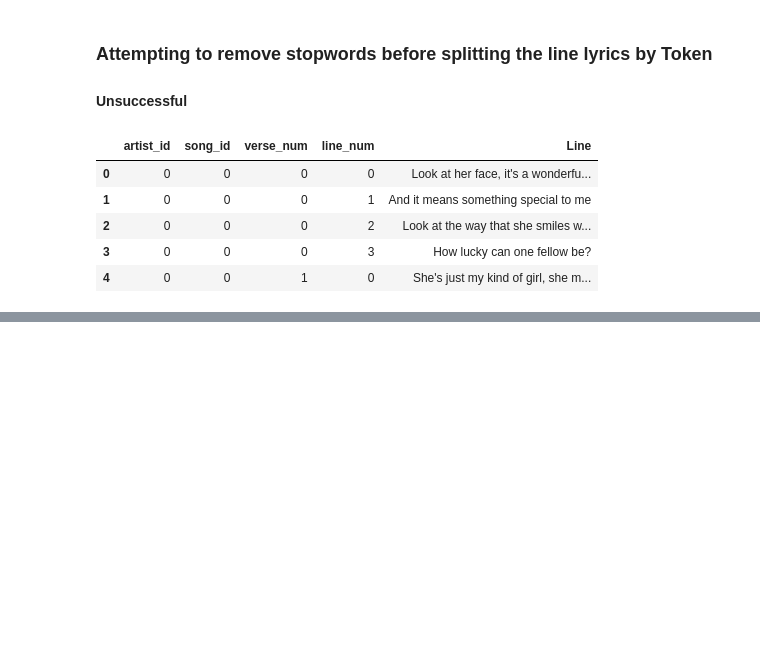
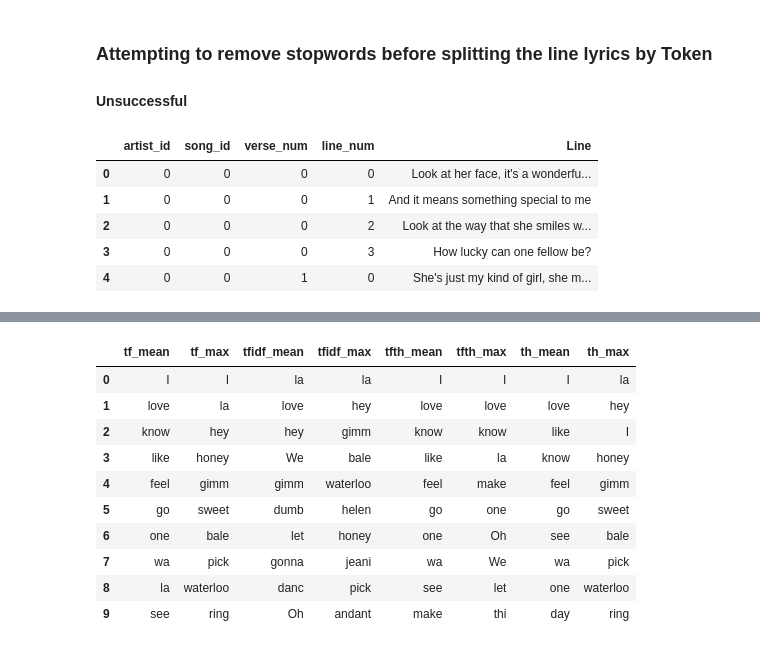
Before and after one commit to nick-bruno/text_analytics_final_project, a Jupyter notebook: TA Final Project Rid Stopwords Before Creating BOW.ipynb, the cells around one changed output, grey strips where cells are left out. Cells and saved outputs as stored; diff of their text form; code cells hidden in the pictures; blank space fills up the shorter version.

```diff
--- a/TA Final Project Rid Stopwords Before Creating BOW.ipynb
+++ b/TA Final Project Rid Stopwords Before Creating BOW.ipynb
@@ -68,0 +275,20 @@ tokens = df.Line.str.split(TOKEN_PAT, expand=True)\
+# %%
+TOPS = pd.DataFrame(index=range(10))
+for m in ['tf','tfidf','tfth', 'th']:
+    for n in ['mean','max']:
+        key = '{}_{}'.format(m,n)
+        TOPS[key] = V.sort_values(key, ascending=False).port_stem.head(10).tolist()
+# %%
+TOPS
+# %% [output]
+|  | tf_mean | tf_max | tfidf_mean | tfidf_max | tfth_mean | tfth_max | th_mean | th_max |
+| 0 | I | I | la | la | I | I | I | la |
+| 1 | love | la | love | hey | love | love | love | hey |
+| 2 | know | hey | hey | gimm | know | know | like | I |
+| 3 | like | honey | We | bale | like | la | know | honey |
+| 4 | feel | gimm | gimm | waterloo | feel | make | feel | gimm |
+| 5 | go | sweet | dumb | helen | go | one | go | sweet |
+| 6 | one | bale | let | honey | one | Oh | see | bale |
+| 7 | wa | pick | gonna | jeani | wa | We | wa | pick |
+| 8 | la | waterloo | danc | pick | see | let | one | waterloo |
+| 9 | see | ring | Oh | andant | make | thi | day | ring |
```
Also changed, not shown: parts of 46 cells of this notebook, 2 other files.
